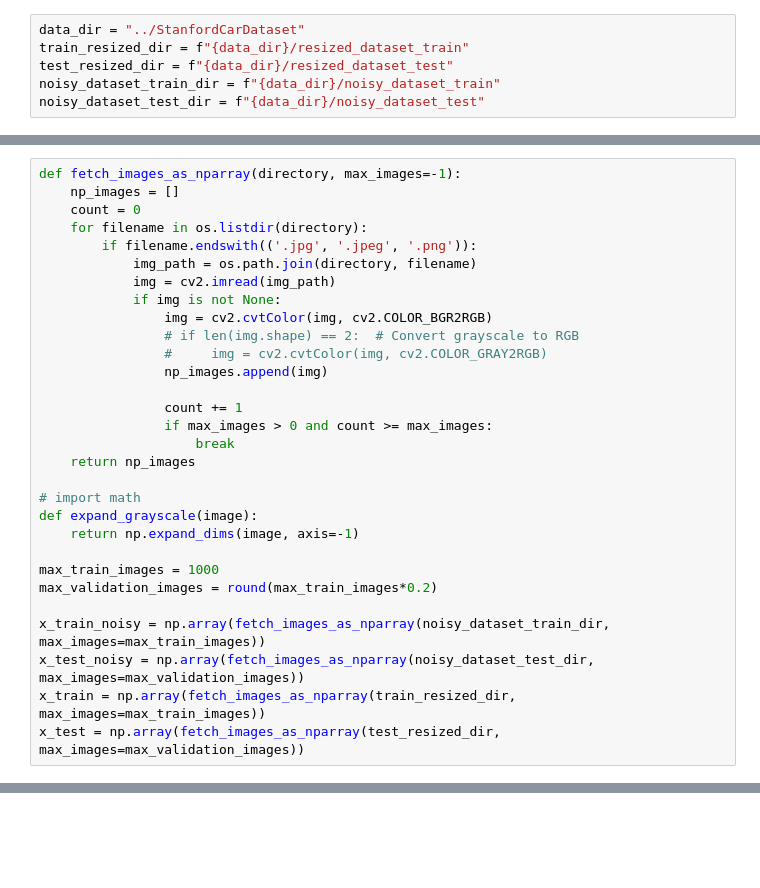
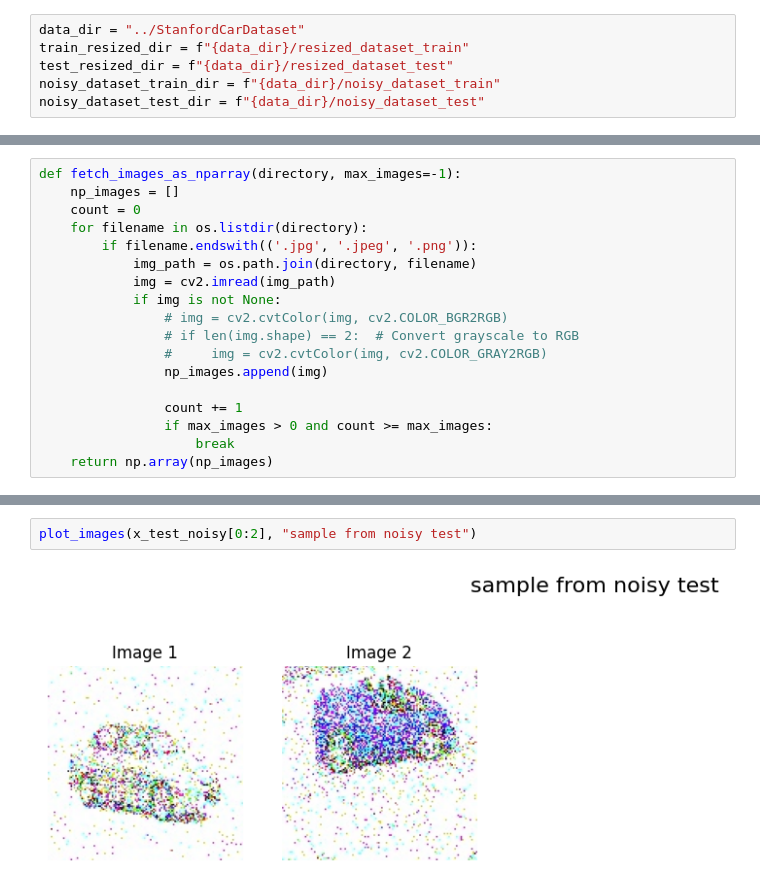
Before and after one commit to touficfakhry/ML-Iter2, a Jupyter notebook: autoencoder.ipynb, the cells around one changed output, grey strips where cells are left out. Saved outputs shown, nothing was run; the diff lists cells and outputs as text; blank space fills up the shorter version.

```diff
--- a/autoencoder.ipynb
+++ b/autoencoder.ipynb
@@ -84,7 +167,7 @@ def fetch_images_as_nparray(directory, max_images=-1):
             img_path = os.path.join(directory, filename)
             img = cv2.imread(img_path)
             if img is not None:
-                img = cv2.cvtColor(img, cv2.COLOR_BGR2RGB)
+                # img = cv2.cvtColor(img, cv2.COLOR_BGR2RGB)
                 # if len(img.shape) == 2:  # Convert grayscale to RGB
                 #     img = cv2.cvtColor(img, cv2.COLOR_GRAY2RGB)
                 np_images.append(img)
@@ -92,17 +175,5 @@ def fetch_images_as_nparray(directory, max_images=-1):
                 count += 1
                 if max_images > 0 and count >= max_images:
                     break
-    return np_images
-
-# import math
-def expand_grayscale(image):
-    return np.expand_dims(image, axis=-1)
-
-max_train_images = 1000
-max_validation_images = round(max_train_images*0.2)
-
-x_train_noisy = np.array(fetch_images_as_nparray(noisy_dataset_train_dir, max_images=max_train_images))
-x_test_noisy = np.array(fetch_images_as_nparray(noisy_dataset_test_dir, max_images=max_validation_images))
-x_train = np.array(fetch_images_as_nparray(train_resized_dir, max_images=max_train_images))
-x_test = np.array(fetch_images_as_nparray(test_resized_dir, max_images=max_validation_images))
+    return np.array(np_images)
 # %%
@@ -153,0 +197,4 @@ MemoryError: Unable to allocate 17.9 GiB for an array with shape (128, 1000, 224
+# %%
+plot_images(x_test_noisy[0:2], "sample from noisy test")
+# %% [output]
+[figure, added]
```
Also changed, not shown: parts of 23 cells of this notebook, 1 other file.
